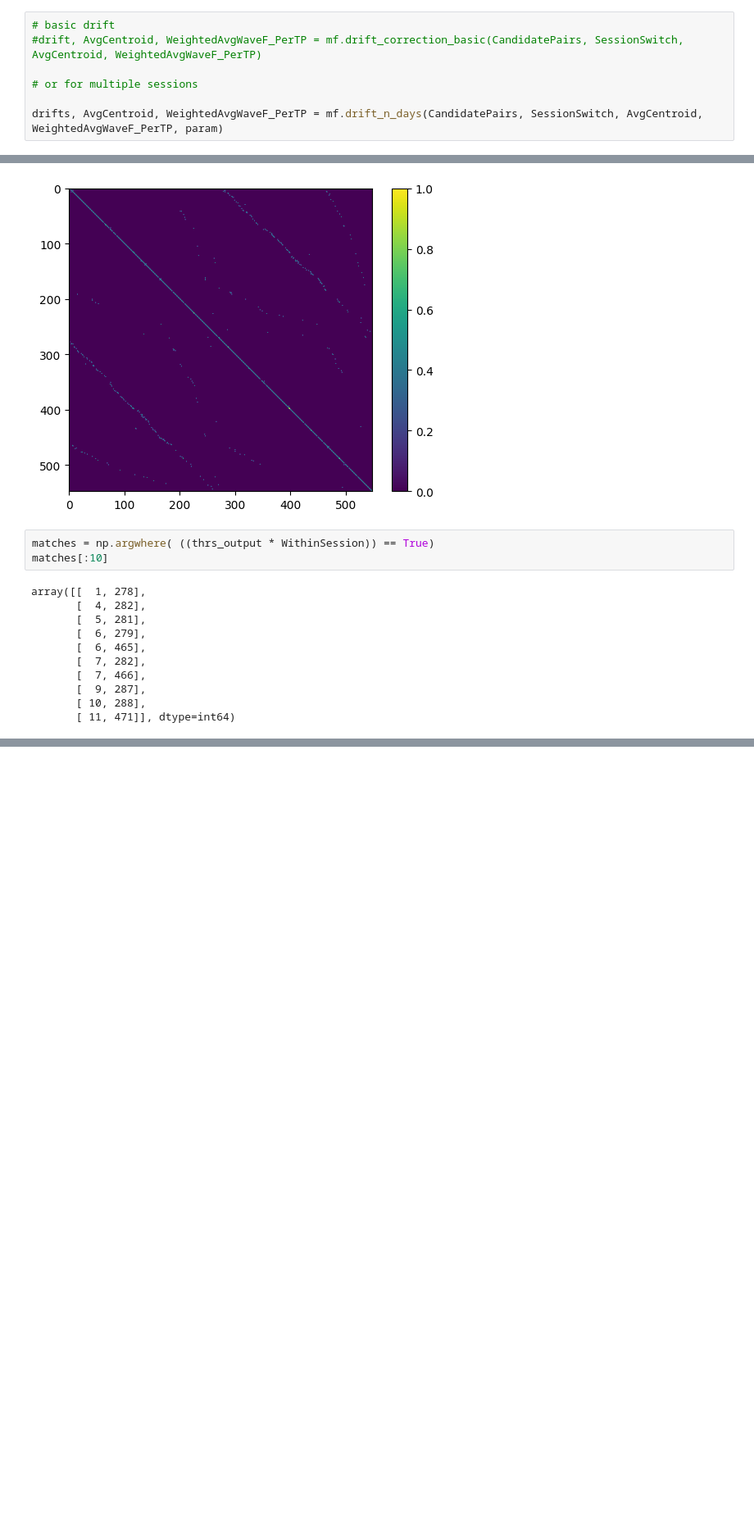
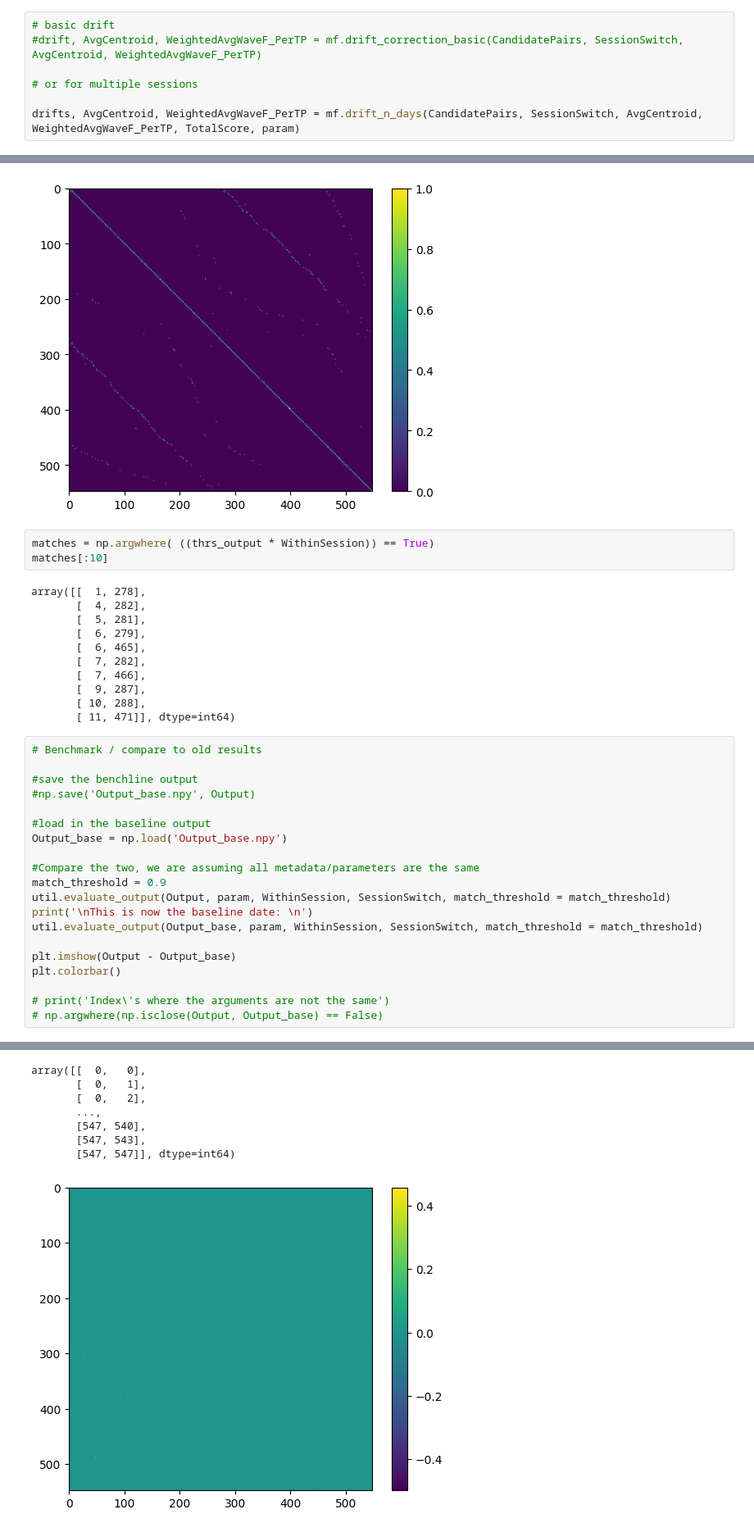
Before and after one commit to EnnyvanBeest/UnitMatch, a Jupyter notebook: UMPy/UmPy_example.ipynb, the cells around one changed output, grey strips where cells are left out. Shown at 82% size. Cells and saved outputs as stored; diff of their text form; blank space fills up the shorter version.

```diff
--- a/UMPy/UmPy_example.ipynb
+++ b/UMPy/UmPy_example.ipynb
@@ -135,4 +135,4 @@ CandidatePairs = TotalScore > ThrsOpt
 
 # or for multiple sessions
 
-drifts, AvgCentroid, WeightedAvgWaveF_PerTP = mf.drift_n_days(CandidatePairs, SessionSwitch, AvgCentroid, WeightedAvgWaveF_PerTP, param)
+drifts, AvgCentroid, WeightedAvgWaveF_PerTP = mf.drift_n_days(CandidatePairs, SessionSwitch, AvgCentroid, WeightedAvgWaveF_PerTP, TotalScore, param)
@@ -230,3 +232,24 @@ array([[  1, 278],
        [  9, 287],
        [ 10, 288],
        [ 11, 471]], dtype=int64)
+# %%
+# Benchmark / compare to old results
+
+#save the benchline output
+#np.save('Output_base.npy', Output)
+
+#load in the baseline output
+Output_base = np.load('Output_base.npy')
+
+#Compare the two, we are assuming all metadata/parameters are the same
+match_threshold = 0.9
+util.evaluate_output(Output, param, WithinSession, SessionSwitch, match_threshold = match_threshold)
+print('\nThis is now the baseline date: \n')
+util.evaluate_output(Output_base, param, WithinSession, SessionSwitch, match_threshold = match_threshold)
+
+plt.imshow(Output - Output_base)
+plt.colorbar()
+
+# print('Index\'s where the arguments are not the same')
+# np.argwhere(np.isclose(Output, Output_base) == False)
+# %% [output]
@@ -232,0 +276,8 @@ array([[  1, 278],
+array([[  0,   0],
+       [  0,   1],
+       [  0,   2],
+       ...,
+       [547, 540],
+       [547, 543],
+       [547, 547]], dtype=int64)
+[figure, added]
```
Also changed, not shown: parts of 3 cells of this notebook, 4 other files.
